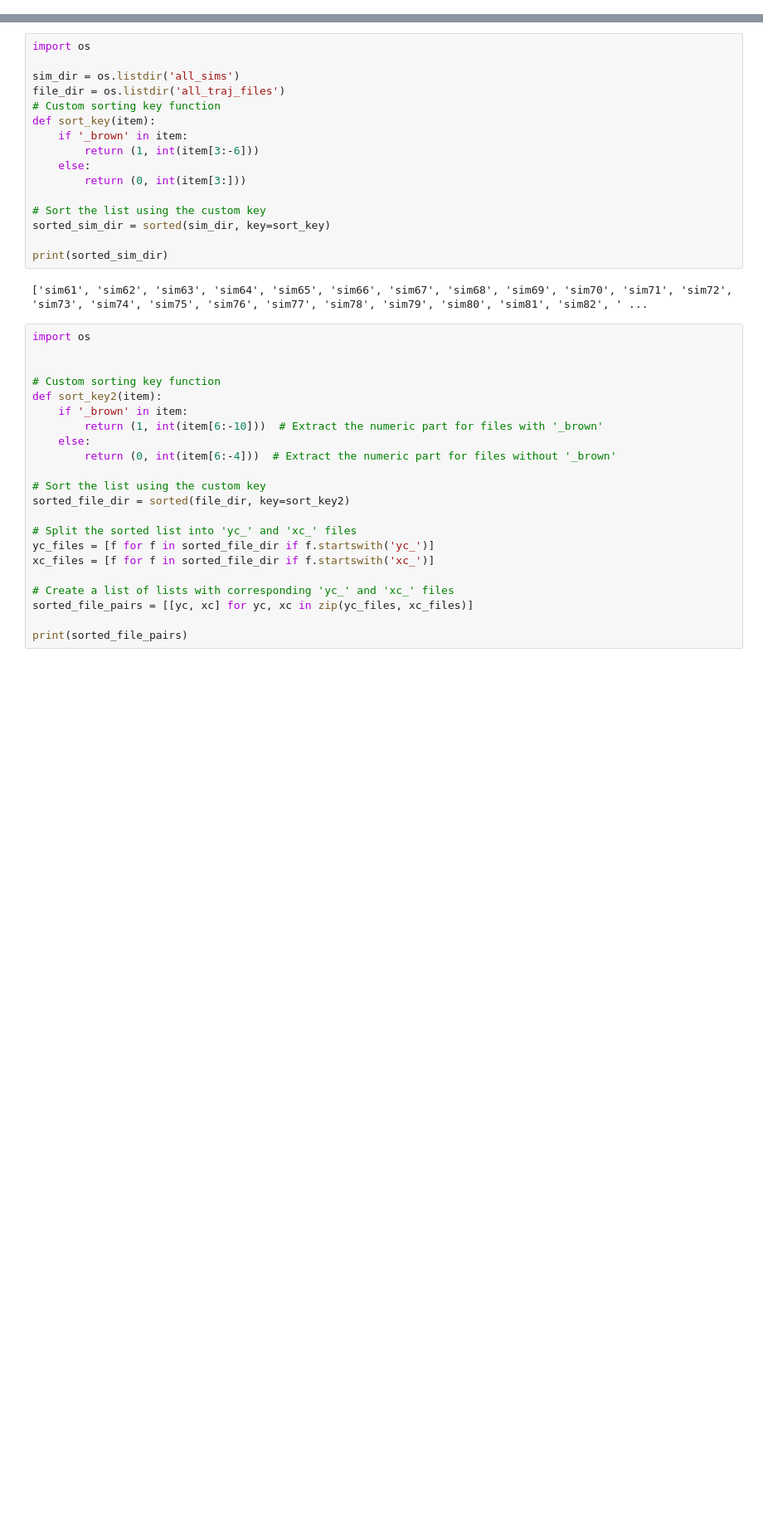
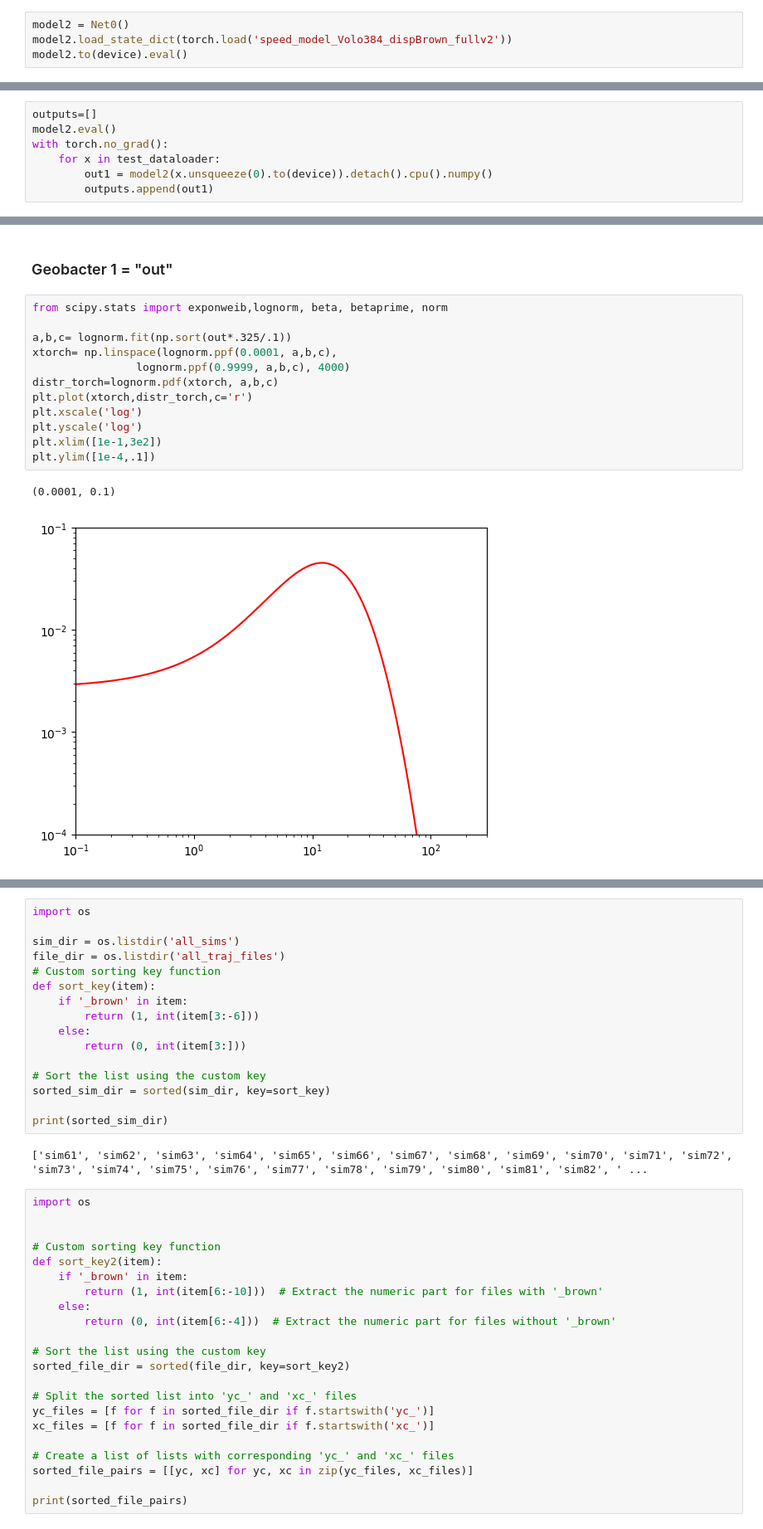
Before and after one commit to mberghouse/DeepTrackStat, a Jupyter notebook: Speed distribution NN.ipynb, the cells around one changed output, grey strips where cells are left out. Shown at 83% size. Saved outputs shown, nothing was run; the diff lists cells and outputs as text; blank space fills up the shorter version.

```diff
--- a/Speed distribution NN.ipynb
+++ b/Speed distribution NN.ipynb
@@ -0,0 +119,4 @@
+# %%
+model2 = Net0()
+model2.load_state_dict(torch.load('speed_model_Volo384_dispBrown_fullv2'))
+model2.to(device).eval()
@@ -0,0 +151,7 @@
+# %%
+outputs=[]
+model2.eval()
+with torch.no_grad():
+    for x in test_dataloader:
+        out1 = model2(x.unsqueeze(0).to(device)).detach().cpu().numpy()
+        outputs.append(out1)
@@ -0,0 +163,17 @@
+# %% [markdown]
+### Geobacter 1 = "out"
+# %%
+from scipy.stats import exponweib,lognorm, beta, betaprime, norm
+
+a,b,c= lognorm.fit(np.sort(out*.325/.1))
+xtorch= np.linspace(lognorm.ppf(0.0001, a,b,c),
+                lognorm.ppf(0.9999, a,b,c), 4000)
+distr_torch=lognorm.pdf(xtorch, a,b,c)
+plt.plot(xtorch,distr_torch,c='r')
+plt.xscale('log')
+plt.yscale('log')
+plt.xlim([1e-1,3e2])
+plt.ylim([1e-4,.1])
+# %% [output]
+(0.0001, 0.1)
+[figure, added]
```
Also changed, not shown: parts of 35 cells of this notebook, 10 other files.
